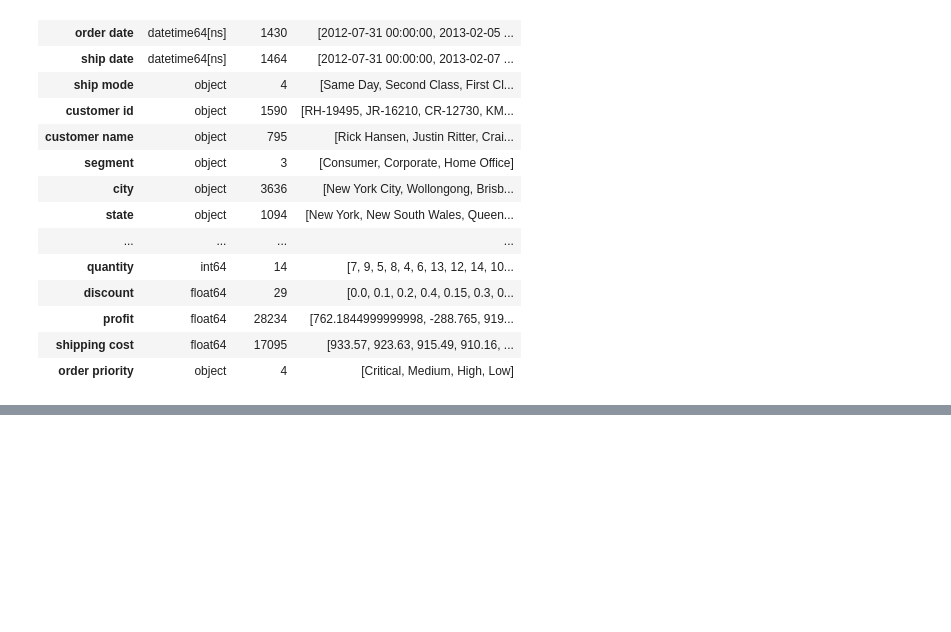
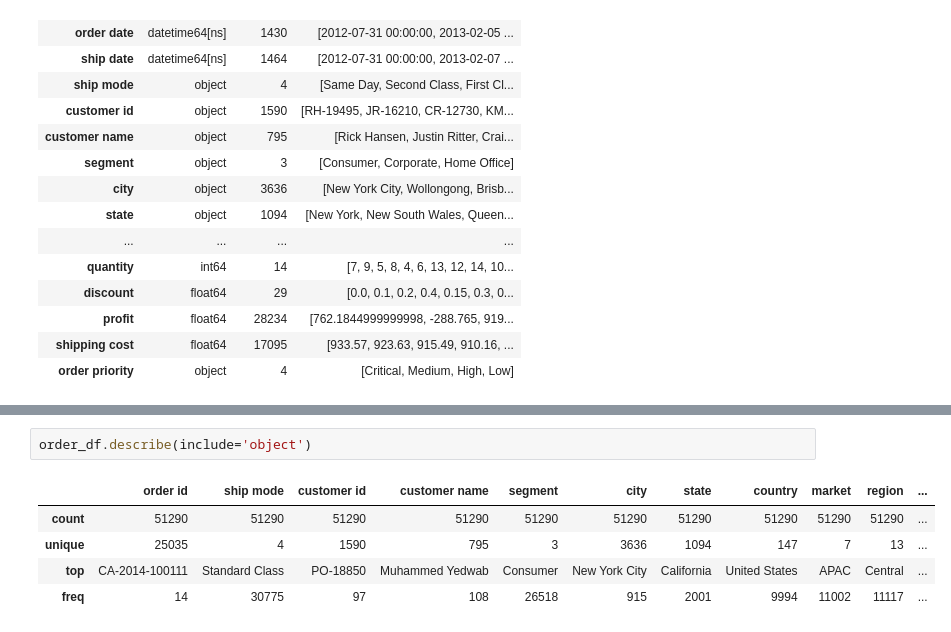
Before and after one commit to annugit1655/Global-Superstore-Project, a Jupyter notebook: notebooks/order-return.ipynb, the cells around one changed output, grey strips where cells are left out. Drawn from its saved outputs; the diff is of its cells as text; blank space fills up the shorter version.

```diff
--- a/notebooks/order-return.ipynb
+++ b/notebooks/order-return.ipynb
@@ -242,0 +278,8 @@ dtype_df
+# %%
+order_df.describe(include='object')
+# %% [output]
+|  | order id | ship mode | customer id | customer name | segment | city | state | country | market | region | ... |
+| count | 51290 | 51290 | 51290 | 51290 | 51290 | 51290 | 51290 | 51290 | 51290 | 51290 | ... |
+| unique | 25035 | 4 | 1590 | 795 | 3 | 3636 | 1094 | 147 | 7 | 13 | ... |
+| top | CA-2014-100111 | Standard Class | PO-18850 | Muhammed Yedwab | Consumer | New York City | California | United States | APAC | Central | ... |
+| freq | 14 | 30775 | 97 | 108 | 26518 | 915 | 2001 | 9994 | 11002 | 11117 | ... |
```
Also changed, not shown: parts of 10 cells of this notebook.
